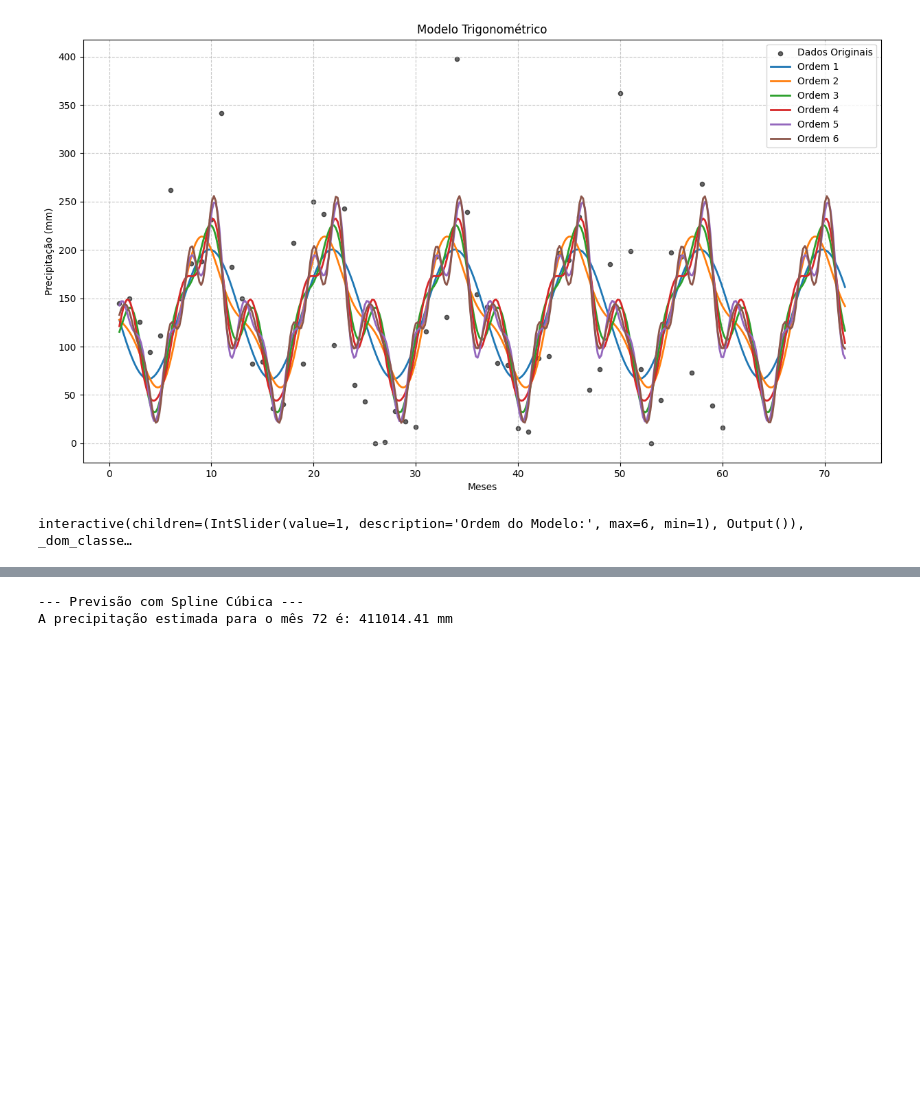
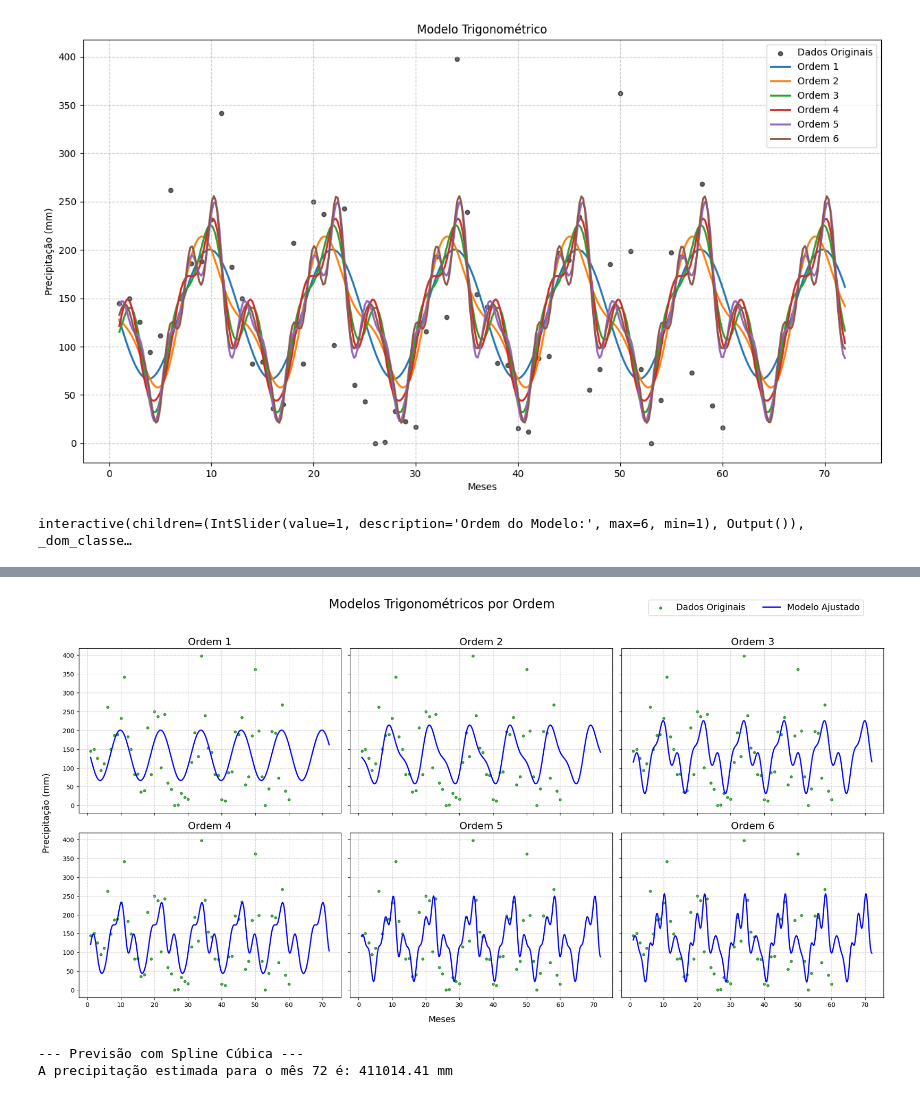
Before and after one commit to asegnibo/Calculo_Numerico, a Jupyter notebook: modelo_trigonometrico.ipynb, the cells around one changed output, grey strips where cells are left out. Cells and saved outputs as stored; diff of their text form; code cells hidden in the pictures; blank space fills up the shorter version.

```diff
--- a/modelo_trigonometrico.ipynb
+++ b/modelo_trigonometrico.ipynb
@@ -774,0 +861,83 @@ interactive(children=(IntSlider(value=1, description='Ordem do Modelo:', max=6,
+# %%
+import numpy as np
+import matplotlib.pyplot as plt
+from scipy.optimize import curve_fit
+
+# --- Seus dados ---
+x_dados = np.arange(1, 61)
+y_dados = np.array([
+    144.4, 150.0, 125.8, 94.0, 111.0, 262.2, 149.8, 186.0, 188.4, 231.3,
+    341.4, 182.7, 149.6, 82.4, 84.0, 35.9, 40.3, 207.0, 82.4, 250.0,
+    237.2, 101.2, 242.7, 60.4, 43.2, 0.0, 1.1, 33.1, 22.3, 17.1,
+    115.3, 193.2, 130.4, 397.8, 239.0, 153.6, 141.4, 82.6, 80.8, 15.6,
+    11.8, 88.0, 90.0, 196.6, 189.2, 234.2, 55.4, 76.4, 185.4, 362.0,
+    198.8, 76.4, 0.0, 44.8, 197.3, 192.8, 73.1, 268.0, 39.0, 15.8
+])
+
+# --- Função de Modelo Trigonométrico Geral (a mesma de antes) ---
+def modelo_trigonometrico_geral(x, *params):
+    y = params[0]
+    for k in range(1, len(params), 2):
+        ordem_k = (k + 1) // 2
+        Ak = params[k]
+        Bk = params[k+1]
+        y += Ak * np.cos(2 * np.pi * ordem_k * x / 12) + Bk * np.sin(2 * np.pi * ordem_k * x / 12)
+    return y
+
+# --- Estrutura Principal do Gráfico com Subplots ---
+
+# 1. Criar uma figura e uma grade de eixos 2x3.
+fig, axs = plt.subplots(2, 3, figsize=(20, 10), sharex=True, sharey=True)
+
+# Adicionar um título principal para a figura inteira
+fig.suptitle('Modelos Trigonométricos por Ordem', fontsize=20)
+
+# 2. Loop para preencher cada subplot
+for ordem in range(1, 7): # De 1 a 6
+    row = (ordem - 1) // 3
+    col = (ordem - 1) % 3
+    ax = axs[row, col]
+
+    num_params = 1 + 2 * ordem
+    chute_inicial = [np.mean(y_dados)] + [0.0] * (2 * ordem)
+
+    try:
+        params_otimos, _ = curve_fit(modelo_trigonometrico_geral, x_dados, y_dados, p0=chute_inicial, maxfev=10000)
+        x_curva = np.linspace(1, 72, 400)
+        y_curva = modelo_trigonometrico_geral(x_curva, *params_otimos)
+
+        # Plotar os dados e a curva com labels
+        # Os labels serão usados para a legenda geral
+        ax.scatter(x_dados, y_dados, color='green', alpha=0.7, s=15, label='Dados Originais')
+        ax.plot(x_curva, y_curva, color='blue', linewidth=2, label='Modelo Ajustado')
+
+        mes_futuro = 72
+        precipitacao_prevista = modelo_trigonometrico_geral(mes_futuro, *params_otimos)
+        print(f"Ordem {ordem}: Previsão para o mês 72 = {precipitacao_prevista:.2f} mm")
+
+        ax.grid(True, linestyle='--', alpha=0.6)
+
+        ax.set_title(f'Ordem {ordem}', fontsize=16)
+
+    except RuntimeError:
+        ax.set_title(f'Ordem {ordem} - Falha no Ajuste', color='red')
+        print(f"Ordem {ordem}: Não foi possível ajustar o modelo.")
+
+# 3. Adicionar rótulos comuns para a figura inteira
+fig.text(0.5, 0.04, 'Meses', ha='center', va='center', fontsize=14)
+fig.text(0.06, 0.5, 'Precipitação (mm)', ha='center', va='center', rotation='vertical', fontsize=14)
+
+# 4. Criar a legenda geral
+# Captura os "handles" (as linhas/pontos) e "labels" (os textos) de um dos subplots
+# Como eles são os mesmos para todos os gráficos, podemos pegar de qualquer um (ex: axs[0,0])
+handles, labels = axs[0,0].get_legend_handles_labels()
+
+# Cria a legenda na figura, posicionada na parte inferior central, com 2 colunas
+fig.legend(handles, labels, loc='lower center', bbox_to_anchor=(0.85, 0.93), ncol=2, fontsize=14)
+
+# Ajustar o layout para evitar sobreposição
+# O valor de 'bottom' em rect foi ajustado para dar espaço para a legenda
+plt.tight_layout(rect=[0.07, 0.05, 1, 0.95])
+
+plt.show()
+# %% [output]
@@ -775,3 +950,4 @@ interactive(children=(IntSlider(value=1, description='Ordem do Modelo:', max=6,
+[figure, added]
 # %%
 import numpy as np
 from scipy.interpolate import CubicSpline
```
Also changed, not shown: parts of 3 cells of this notebook, 1 other file.
